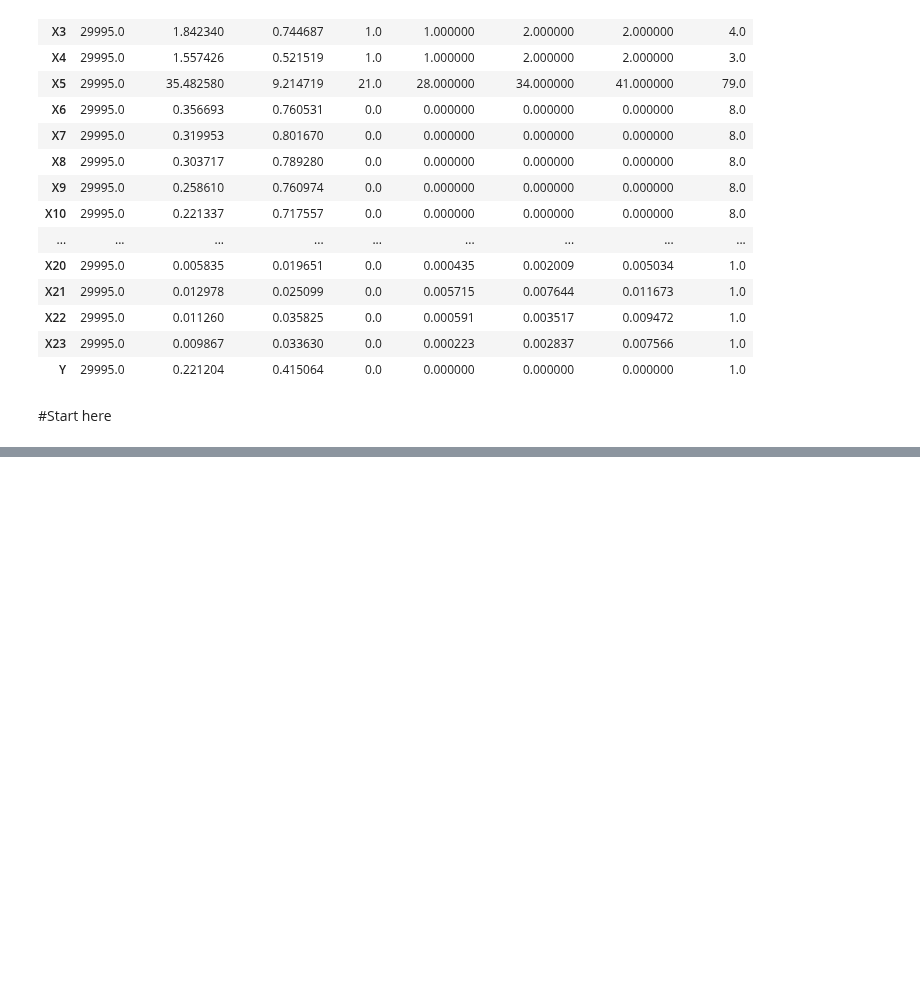
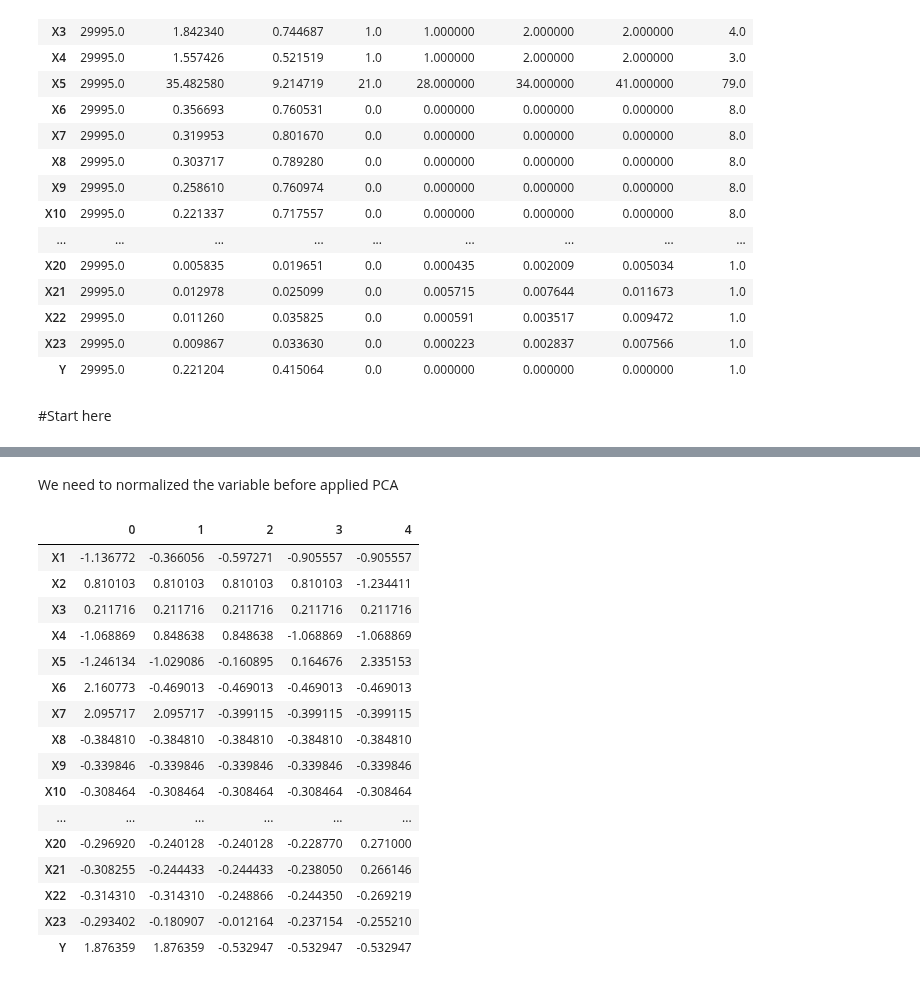
Before and after one commit to PosgradoMNA/actividades-del-projecto-team-1, a Jupyter notebook: Modulo3/Semana4_Actividad4_Team1.ipynb, the cells around one changed output, grey strips where cells are left out. Cells and saved outputs as stored; diff of their text form; code cells hidden in the pictures; blank space fills up the shorter version.

```diff
--- a/Modulo3/Semana4_Actividad4_Team1.ipynb
+++ b/Modulo3/Semana4_Actividad4_Team1.ipynb
@@ -123,0 +137,6 @@ ndf.describe().transpose()
+# %%
+from sklearn.preprocessing import StandardScaler
+scaler = StandardScaler()
+scaled = scaler.fit_transform(df)
+
+scaled[:5]
@@ -123,0 +161,23 @@ ndf.describe().transpose()
+# %% [markdown]
+We need to normalized the variable before applied PCA
+# %%
+scaled_df = pd.DataFrame(scaled, columns = df.columns)
+scaled_df.head().transpose()
+# %% [output]
+|  | 0 | 1 | 2 | 3 | 4 |
+| X1 | -1.136772 | -0.366056 | -0.597271 | -0.905557 | -0.905557 |
+| X2 | 0.810103 | 0.810103 | 0.810103 | 0.810103 | -1.234411 |
+| X3 | 0.211716 | 0.211716 | 0.211716 | 0.211716 | 0.211716 |
+| X4 | -1.068869 | 0.848638 | 0.848638 | -1.068869 | -1.068869 |
+| X5 | -1.246134 | -1.029086 | -0.160895 | 0.164676 | 2.335153 |
+| X6 | 2.160773 | -0.469013 | -0.469013 | -0.469013 | -0.469013 |
+| X7 | 2.095717 | 2.095717 | -0.399115 | -0.399115 | -0.399115 |
+| X8 | -0.384810 | -0.384810 | -0.384810 | -0.384810 | -0.384810 |
+| X9 | -0.339846 | -0.339846 | -0.339846 | -0.339846 | -0.339846 |
+| X10 | -0.308464 | -0.308464 | -0.308464 | -0.308464 | -0.308464 |
+| ... | ... | ... | ... | ... | ... |
+| X20 | -0.296920 | -0.240128 | -0.240128 | -0.228770 | 0.271000 |
+| X21 | -0.308255 | -0.244433 | -0.244433 | -0.238050 | 0.266146 |
+| X22 | -0.314310 | -0.314310 | -0.248866 | -0.244350 | -0.269219 |
+| X23 | -0.293402 | -0.180907 | -0.012164 | -0.237154 | -0.255210 |
+| Y | 1.876359 | 1.876359 | -0.532947 | -0.532947 | -0.532947 |
```
Also changed, not shown: parts of 7 cells of this notebook.
